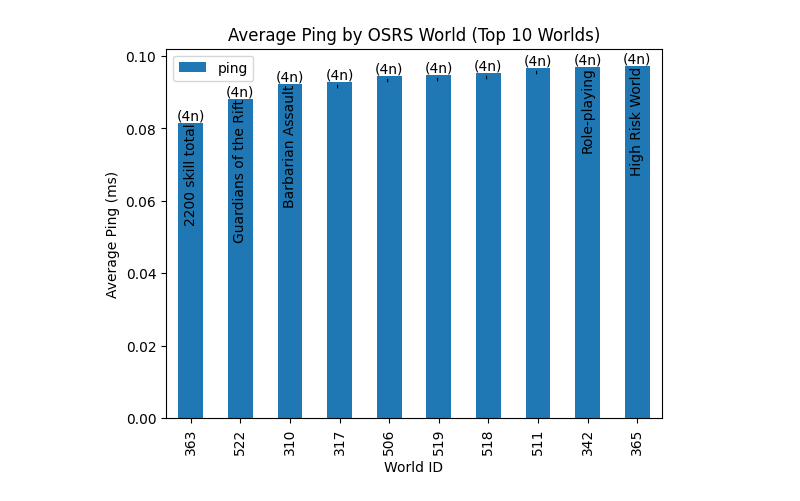
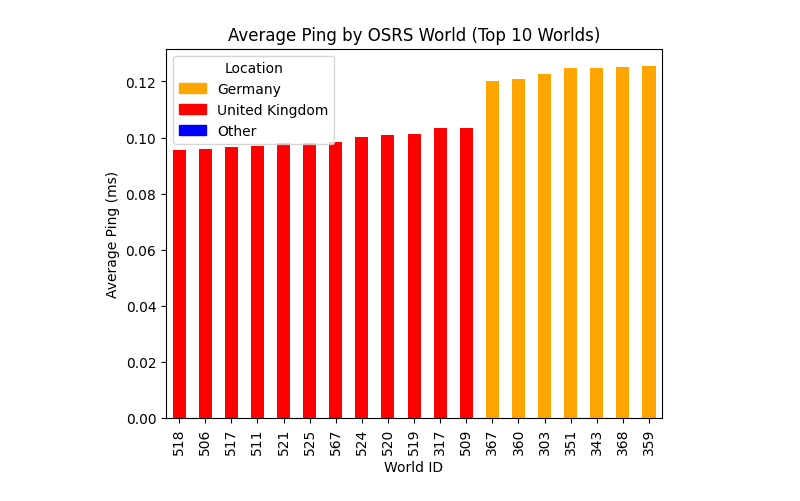
Before and after one commit to Tdarnell/osrs-world-ping, a Jupyter notebook: plot_data.ipynb, the cells around one changed output. Saved outputs shown, nothing was run; the diff lists cells and outputs as text; code cells hidden in the pictures.

Commit message:
:rocket: Added additional plots and set to run every 15 minutes

```diff
--- a/plot_data.ipynb
+++ b/plot_data.ipynb
@@ -1,33 +1,55 @@
 # %%
 import pandas as pd
 from utils import schema
 import sqlalchemy as sa
 import matplotlib.pyplot as plt
+import matplotlib.patches as mpatches
 
 # create the database
 engine = sa.create_engine("sqlite:///data/world_data.db")
 schema.Base.metadata.create_all(engine)
 # insert the data into the database
 with schema.get_session(engine=engine) as session:
     ping_data = session.query(schema.PingData).all()
     df = pd.DataFrame([x.to_dict() for x in ping_data])
     # plot the data for the lowest average ping for the top 10 worlds
-    top10 = df.groupby("world_id").agg(count=("ping", "size"), ping=("ping", "mean")).sort_values("ping").head(10)
+    top10 = df.groupby("world_id").agg(count=("ping", "size"), ping=("ping", "mean"), players=("players", "mean")).sort_values("ping").head(20)
+    top10["world_id"] = top10.index
+    top10["db_obj"] = [session.query(schema.PingData).filter(schema.PingData.world_id == x).first() for x in top10.index]
+    top10["location"] = [x.world.location for x in top10["db_obj"]]
     # mean().sort_values("ping").head(10)
-    ax = top10.plot(kind="bar", y="ping")
+    # colour the bars by world.location
+    colours = []
+    for location in top10["location"]:
+        if location == "Germany":
+            colours.append("orange")
+        elif location == "United Kingdom":
+            colours.append("red")
+        else:
+            colours.append("blue")
+    ax = top10.plot(kind="bar", y="ping", color=colours)
+    handles, labels = ax.get_legend_handles_labels()
+    # add a legend, force it to have 3 entries (one for each location)
+    patches = [mpatches.Patch(color="orange", label="Germany"), mpatches.Patch(color="red", label="United Kingdom"), mpatches.Patch(color="blue", label="Other")]
+    plt.legend(handles=patches, labels=["Germany", "United Kingdom", "Other"], title="Location")
     # add labels with the number of data points for each world
-    for i, v in enumerate(zip(top10["ping"], top10["count"])):
-        world_id = int(top10.index[i])
-        # add a label at the top of each bar with the number of data points used to calculate the average
-        ax.text(i, v[0], f"({v[1]}n)", ha="center", va="bottom")
-        ping_data_obj = session.query(schema.PingData).filter(schema.PingData.world_id == world_id).first()
-        world = ping_data_obj.world
-        # also add the world activity inside the bar, this is taken from the relation from world_id
-        # rotate the text so it is easier to read
-        ax.text(i, v[0], f"{world.activity}", ha="center", va="top", rotation=90)
+    # for i, v in enumerate(zip(top10["ping"], top10["count"], top10["players"])):
+    #     world_id = int(top10.index[i])
+    #     # add a label at the top of each bar with the number of data points used to calculate the average
+    #     # ax.text(i, v[0], f"({v[1]}n)", ha="center", va="bottom")
+    #     ping_data_obj = session.query(schema.PingData).filter(schema.PingData.world_id == world_id).first()
+    #     world = ping_data_obj.world
+    #     # also add the world activity inside the bar, this is taken from the relation from world_id
+    #     # rotate the text so it is easier to read
+    #     ax.text(i, v[0], f"{world.location} (Avg. {int(v[2])} pop)", ha="center", va="top", rotation=90)
+    #     # colour the bars by world.location
+    #     if world.location == "Germany":
+    #         ax.patches[i].set_facecolor("orange")
+    #     elif world.location == "United Kingdom":
+    #         ax.patches[i].set_facecolor("red")
     plt.ylabel("Average Ping (ms)")
     plt.title(f"Average Ping by OSRS World (Top 10 Worlds)")
     plt.xlabel("World ID")
     plt.show()
 # %% [output]
-[figure, old version]
+[figure, new version]
```
Also changed, not shown: parts of 2 cells of this notebook, 1 other file.
